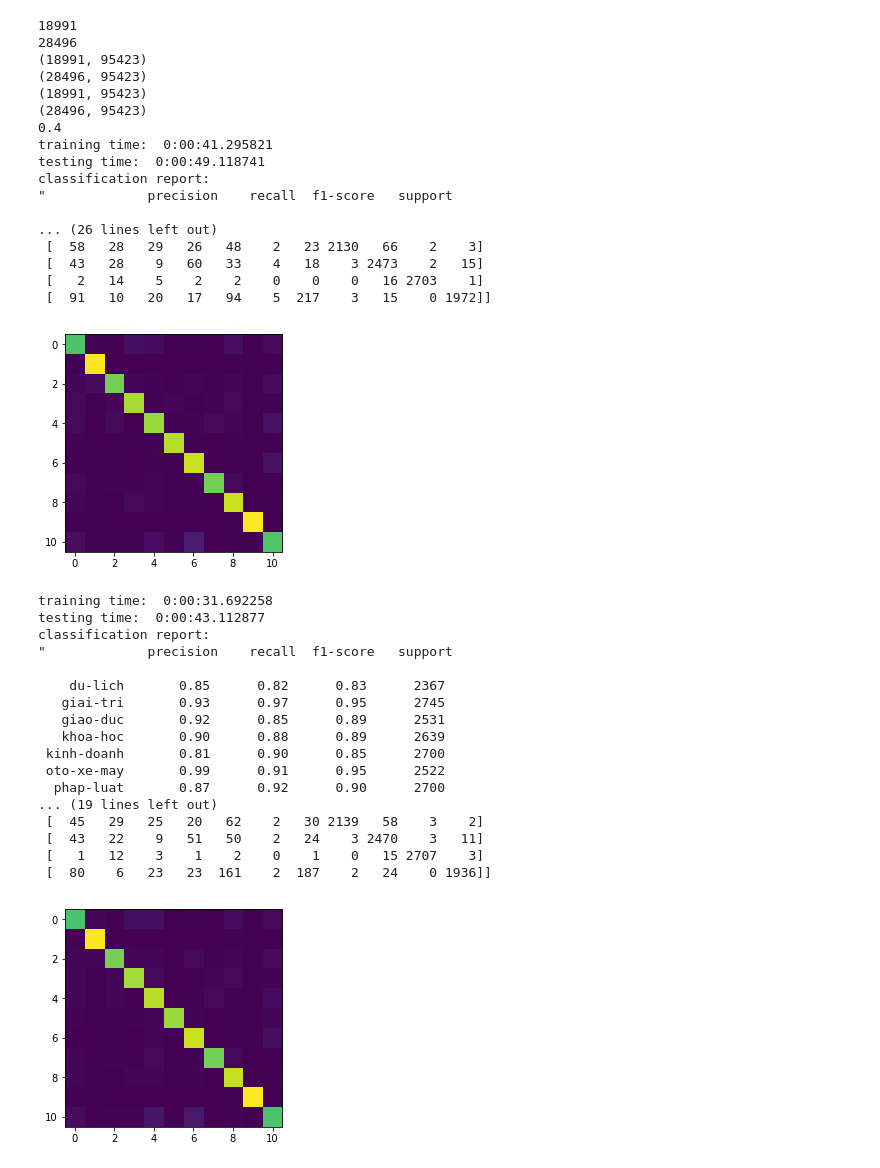
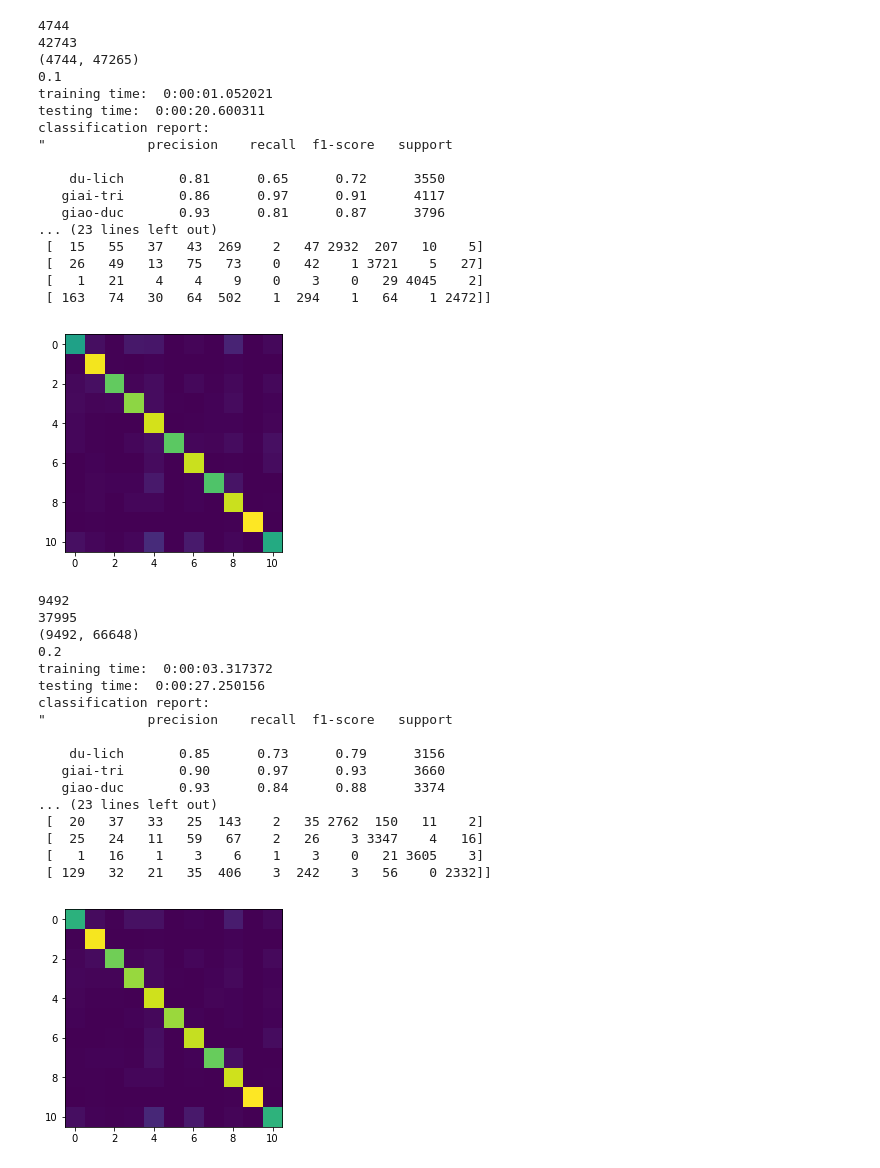
Before and after one commit to longhathuc/TextClassificationBayes, a Jupyter notebook: TextClassificationBayesChangeRatio.ipynb, the cells around one changed output. Saved outputs shown, nothing was run; the diff lists cells and outputs as text; code cells hidden in the pictures.

```diff
--- a/TextClassificationBayesChangeRatio.ipynb
+++ b/TextClassificationBayesChangeRatio.ipynb
@@ -153,7 +153,7 @@ if '.DS_Store' in class_names: del class_names[0]
 
 metrics_dict = {}
 
-ratio = [0.4,0.5,0.6,0.7,0.8,0.9]
+ratio = [0.1,0.2,0.3,0.4,0.5,0.6,0.7,0.8,0.9]
 files = {}
 for folder, name in zip(folders, class_names):
     files[name] = [folder + f for f in os.listdir(folder)]
@@ -172,68 +172,68 @@ for train_test_ratio in ratio:
 
     for cl in class_names:
         for path in train_path[cl]:
             train_arr.append(cleanupText(path))
             train_lbl.append(cl)
         for path in test_path[cl]:
             test_arr.append(cleanupText(path))
             test_lbl.append(cl)
 
     print len(train_arr)
     print len(test_arr)
     vectorizer = CountVectorizer()
     vectorizer.fit(train_arr)
     train_mat = vectorizer.transform(train_arr)
     print train_mat.shape
     #print train_mat
     test_mat = vectorizer.transform(test_arr)
-    print test_mat.shape
+    #print test_mat.shape
     tfidf = TfidfTransformer()
     tfidf.fit(train_mat)
     train_tfmat = tfidf.transform(train_mat)
-    print train_tfmat.shape
+    #print train_tfmat.shape
     #print train_tfmat
     test_tfmat = tfidf.transform(test_mat)
-    print test_tfmat.shape
+    #print test_tfmat.shape
     alpha=0.1
     print train_test_ratio
     mnb = MultinomialNB(alpha=alpha)
-    mnb_me = testClassifier(train_mat.toarray(), train_lbl, test_mat.toarray(), test_lbl, mnb)
+    #mnb_me = testClassifier(train_mat.toarray(), train_lbl, test_mat.toarray(), test_lbl, mnb)
     mnb_me = testClassifier(train_tfmat.toarray(), train_lbl, test_tfmat.toarray(), test_lbl, mnb)
-    metrics_dict.update({alpha:mnb_me})
+    metrics_dict.update({train_test_ratio:mnb_me})
 # %% [output]
-18991
-28496
-(18991, 95423)
-(28496, 95423)
-(18991, 95423)
-(28496, 95423)
-0.4
-training time:  0:00:41.295821
-testing time:  0:00:49.118741
+4744
+42743
+(4744, 47265)
+0.1
+training time:  0:00:01.052021
+testing time:  0:00:20.600311
 classification report:
 "             precision    recall  f1-score   support
 
-... (26 lines left out)
- [  58   28   29   26   48    2   23 2130   66    2    3]
- [  43   28    9   60   33    4   18    3 2473    2   15]
- [   2   14    5    2    2    0    0    0   16 2703    1]
- [  91   10   20   17   94    5  217    3   15    0 1972]]
+    du-lich       0.81      0.65      0.72      3550
+   giai-tri       0.86      0.97      0.91      4117
+   giao-duc       0.93      0.81      0.87      3796
+... (23 lines left out)
+ [  15   55   37   43  269    2   47 2932  207   10    5]
+ [  26   49   13   75   73    0   42    1 3721    5   27]
+ [   1   21    4    4    9    0    3    0   29 4045    2]
+ [ 163   74   30   64  502    1  294    1   64    1 2472]]
-[figure, old version]
+[figure, new version]
-training time:  0:00:31.692258
-testing time:  0:00:43.112877
+9492
+37995
+(9492, 66648)
+0.2
+training time:  0:00:03.317372
+testing time:  0:00:27.250156
 classification report:
 "             precision    recall  f1-score   support
 
-    du-lich       0.85      0.82      0.83      2367
-   giai-tri       0.93      0.97      0.95      2745
-   giao-duc       0.92      0.85      0.89      2531
-   khoa-hoc       0.90      0.88      0.89      2639
- kinh-doanh       0.81      0.90      0.85      2700
- oto-xe-may       0.99      0.91      0.95      2522
-  phap-luat       0.87      0.92      0.90      2700
-... (19 lines left out)
- [  45   29   25   20   62    2   30 2139   58    3    2]
- [  43   22    9   51   50    2   24    3 2470    3   11]
- [   1   12    3    1    2    0    1    0   15 2707    3]
- [  80    6   23   23  161    2  187    2   24    0 1936]]
+    du-lich       0.85      0.73      0.79      3156
+   giai-tri       0.90      0.97      0.93      3660
+   giao-duc       0.93      0.84      0.88      3374
+... (23 lines left out)
+ [  20   37   33   25  143    2   35 2762  150   11    2]
+ [  25   24   11   59   67    2   26    3 3347    4   16]
+ [   1   16    1    3    6    1    3    0   21 3605    3]
+ [ 129   32   21   35  406    3  242    3   56    0 2332]]
 [figure]
```
Also changed, not shown: parts of 2 cells of this notebook, 1 other file.
